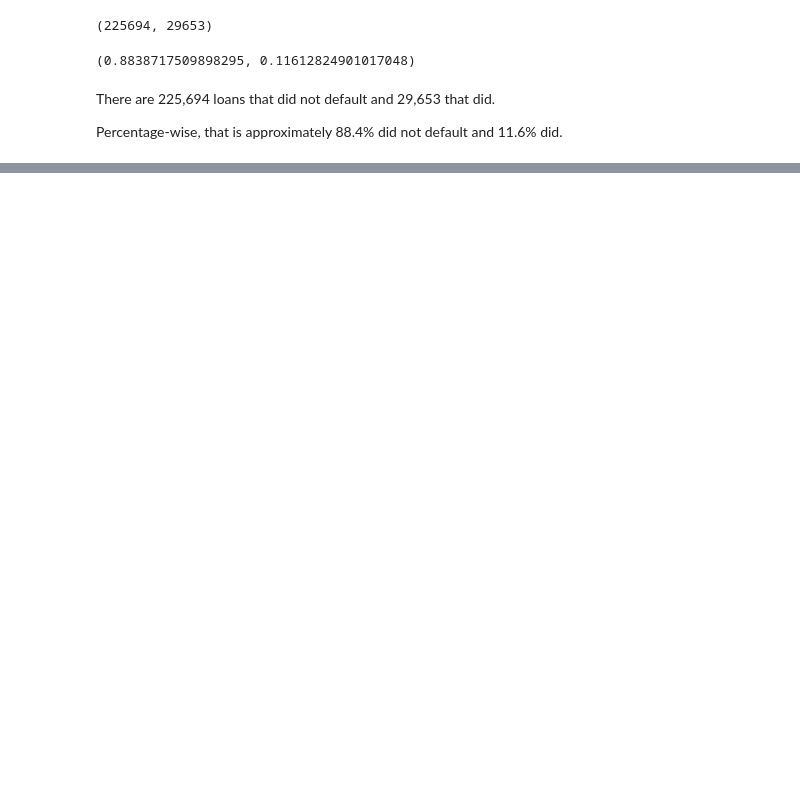
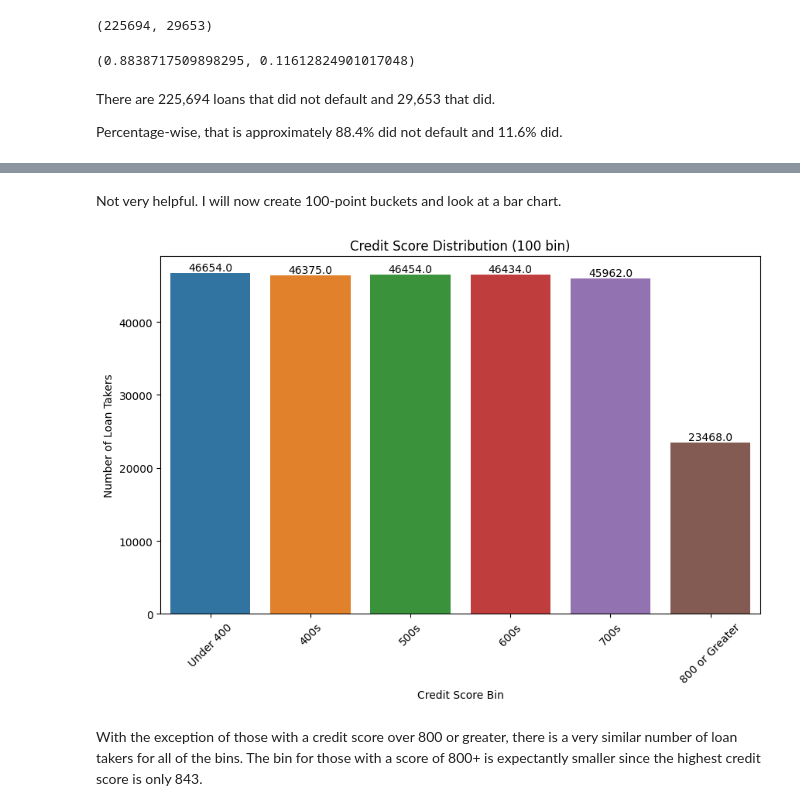
Before and after one commit to the-ethical-ai/Loan_default, a Jupyter notebook: loan_default_notebook.ipynb, the cells around one changed output, grey strips where cells are left out. Cells and saved outputs as stored; diff of their text form; code cells hidden in the pictures; blank space fills up the shorter version.

```diff
--- a/loan_default_notebook.ipynb
+++ b/loan_default_notebook.ipynb
@@ -115,0 +135,46 @@ Percentage-wise, that is approximately 88.4% did not default and 11.6% did.
+# %% [markdown]
+Not very helpful. I will now create 100-point buckets and look at a bar chart.
+# %%
+# Step 2: Bucket bar chart for credit scores
+
+# selecting only the credit score column
+cred_scores = df.CreditScore
+# Making the bins
+cred_score_bins = []
+for score in cred_scores:
+    if score < 400:
+        cred_score_bins.append('Under 400')
+    elif score >= 400 and score < 500:
+        cred_score_bins.append('400s')
+    elif score >= 500 and score < 600:
+        cred_score_bins.append('500s')
+    elif score >= 600 and score < 700:
+        cred_score_bins.append('600s')
+    elif score >= 700 and score < 800:
+        cred_score_bins.append('700s')
+    else:
+        cred_score_bins.append('800 or Greater')
+# making the list of bins into a series
+cred_score_bins = pd.Series(cred_score_bins)
+# counting the counts for each bin
+bin_counts = cred_score_bins.value_counts().reset_index()
+reorder_dir = [0,3,1,2,4,5] # manuallyu adjusting the order of the rows
+bin_counts = bin_counts.iloc[reorder_dir]   # reordering the rows of the table
+# making the bar chart
+plt.figure(figsize=(10,6))
+ax = sns.barplot(x = 'index', y = 'count', data = bin_counts)
+plt.title('Credit Score Distribution (100 bin)')
+plt.xlabel('Credit Score Bin')
+plt.ylabel('Number of Loan Takers')
+plt.xticks(rotation = 45)
+for p in ax.patches:
+    ax.annotate(f'{p.get_height()}', (p.get_x() + p.get_width() / 2.,\
+        p.get_height()), ha='center', va='center', fontsize=10, color='black',\
+            xytext=(0, 5), textcoords='offset points')
+plt.show()
+# %% [output]
+[figure, added]
+# %% [markdown]
+With the exception of those with a credit score over 800 or greater, there is a very similar number of loan takers
+for all of the bins. The bin for those with a score of 800+ is expectantly smaller since the highest credit score is
+only 843.
```
Also changed, not shown: parts of 4 cells of this notebook.
